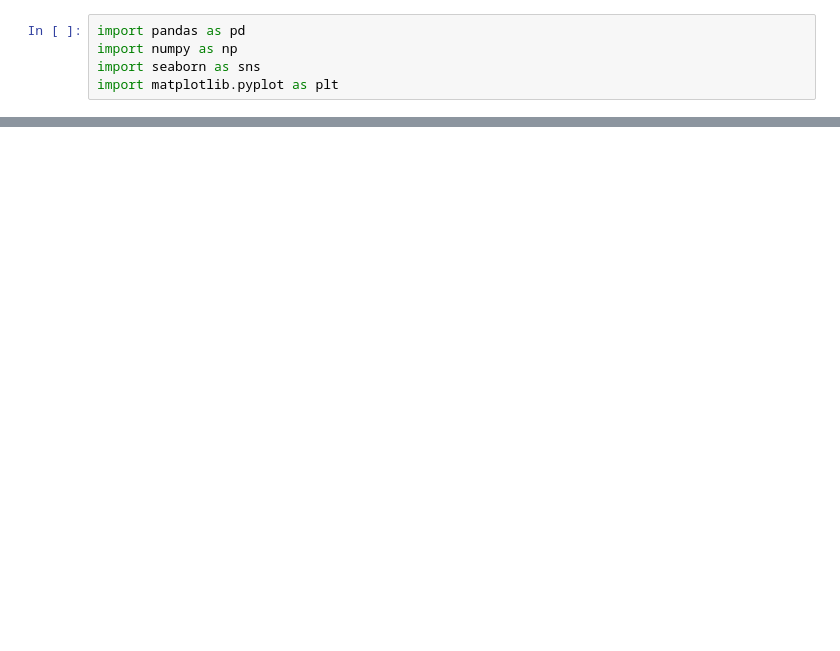
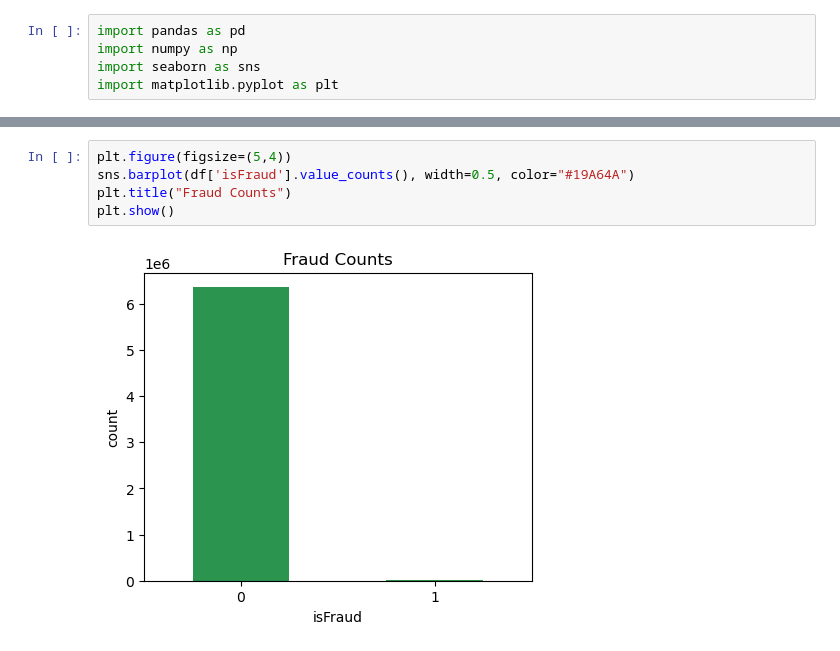
Before and after one commit to ach0309/Fraud_Detection_Project, a Jupyter notebook: code/explore.ipynb, the cells around one changed output, grey strips where cells are left out. Saved outputs shown, nothing was run; the diff lists cells and outputs as text; blank space fills up the shorter version.

```diff
--- a/code/explore.ipynb
+++ b/code/explore.ipynb
@@ -77,0 +102,7 @@ np.int64(0)
+# %%
+plt.figure(figsize=(5,4))
+sns.barplot(df['isFraud'].value_counts(), width=0.5, color="#19A64A")
+plt.title("Fraud Counts")
+plt.show()
+# %% [output]
+[figure, added]
```
Also changed, not shown: parts of 17 cells of this notebook, 2 other files.
